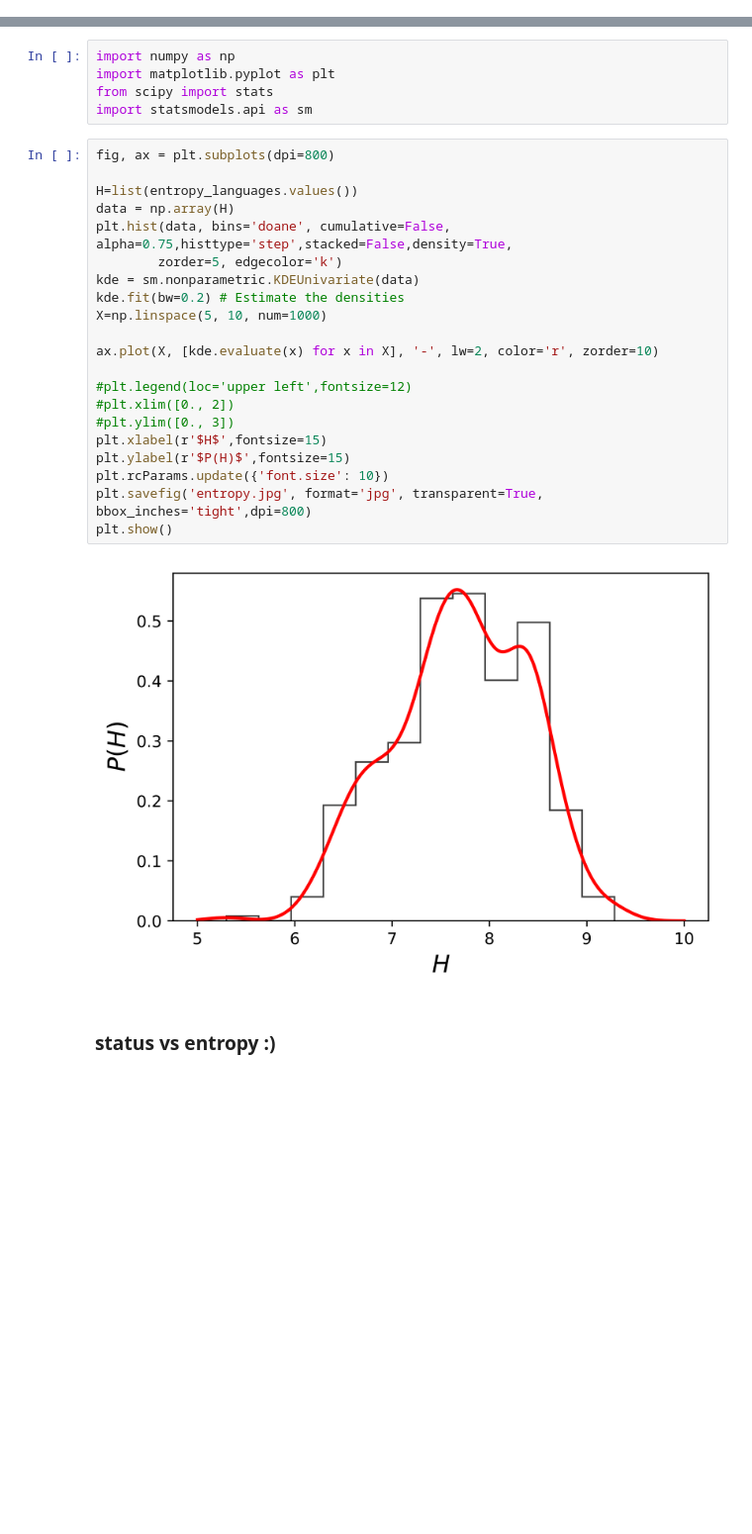
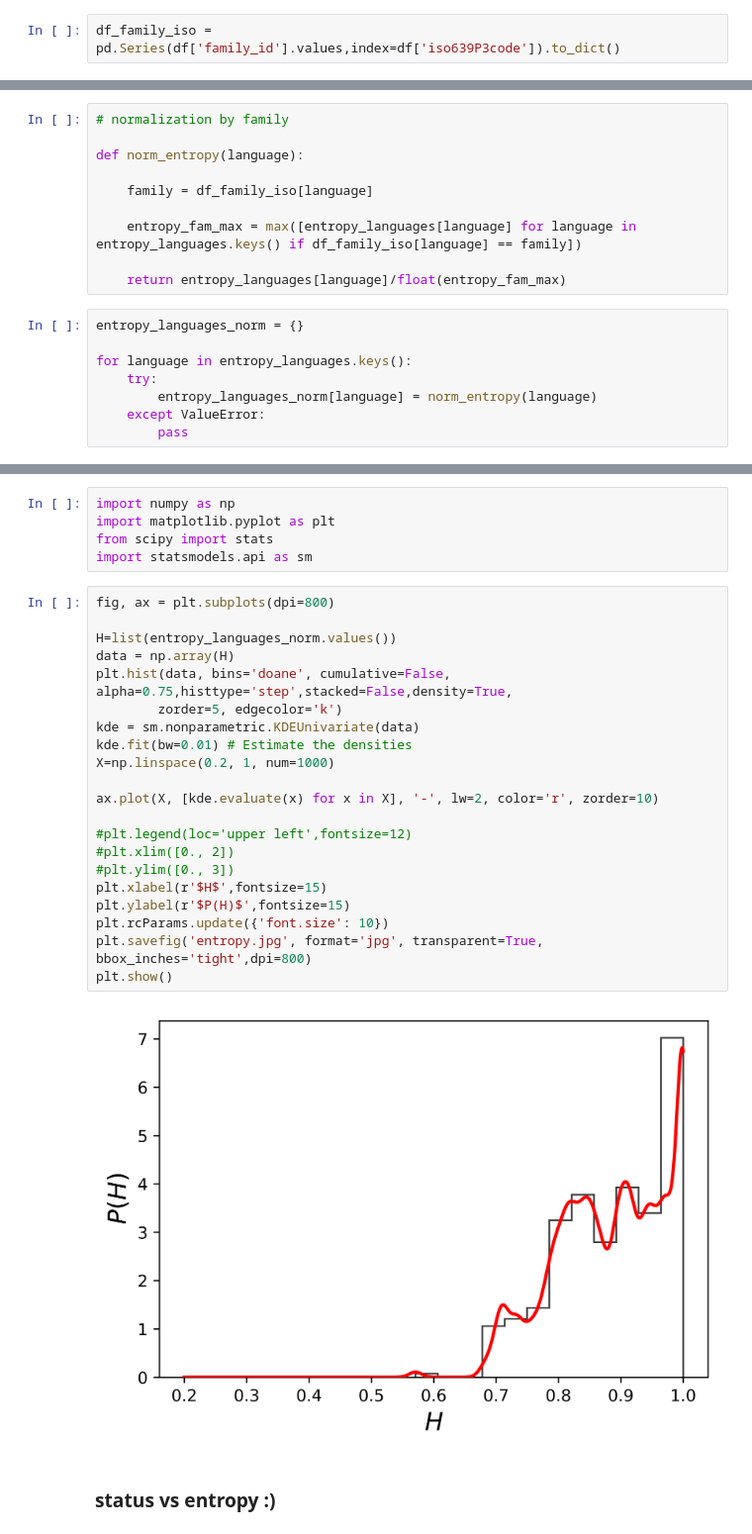
Before and after one commit to javiervz/laplacian-obsolescence, a Jupyter notebook: laplacian_obsolescence.ipynb, the cells around one changed output, grey strips where cells are left out. Shown at 99% size. Cells and saved outputs as stored; diff of their text form; blank space fills up the shorter version.

```diff
--- a/laplacian_obsolescence.ipynb
+++ b/laplacian_obsolescence.ipynb
@@ -66,3 +66,5 @@ families = df_family.to_dict()['family_id']
 
 #dictionary family_name:list of iso codes
 language_families = {families[key]:df_family.to_dict()['languages'][key] for key in df_family.to_dict()['languages'].keys()}
+# %%
+df_family_iso = pd.Series(df['family_id'].values,index=df['iso639P3code']).to_dict()
@@ -237,0 +222,18 @@ entropy_languages
+# %%
+# normalization by family
+
+def norm_entropy(language):
+
+    family = df_family_iso[language]
+
+    entropy_fam_max = max([entropy_languages[language] for language in entropy_languages.keys() if df_family_iso[language] == family])
+
+    return entropy_languages[language]/float(entropy_fam_max)
+# %%
+entropy_languages_norm = {}
+
+for language in entropy_languages.keys():
+    try:
+        entropy_languages_norm[language] = norm_entropy(language)
+    except ValueError:
+        pass
@@ -243,26 +247,26 @@ import statsmodels.api as sm
 # %%
 fig, ax = plt.subplots(dpi=800)
 
-H=list(entropy_languages.values())
+H=list(entropy_languages_norm.values())
 data = np.array(H)
 plt.hist(data, bins='doane', cumulative=False, alpha=0.75,histtype='step',stacked=False,density=True,
         zorder=5, edgecolor='k')
 kde = sm.nonparametric.KDEUnivariate(data)
-kde.fit(bw=0.2) # Estimate the densities
-X=np.linspace(5, 10, num=1000)
+kde.fit(bw=0.01) # Estimate the densities
+X=np.linspace(0.2, 1, num=1000)
 
 ax.plot(X, [kde.evaluate(x) for x in X], '-', lw=2, color='r', zorder=10)
 
 #plt.legend(loc='upper left',fontsize=12)
 #plt.xlim([0., 2])
 #plt.ylim([0., 3])
 plt.xlabel(r'$H$',fontsize=15)
 plt.ylabel(r'$P(H)$',fontsize=15)
 plt.rcParams.update({'font.size': 10})
 plt.savefig('entropy.jpg', format='jpg', transparent=True, bbox_inches='tight',dpi=800)
 plt.show()
 # %% [output]
-[figure, old version]
+[figure, new version]
 # %% [markdown]
 ### status vs entropy :)
 # %%
```
Also changed, not shown: parts of 17 cells of this notebook, 4 other files.
